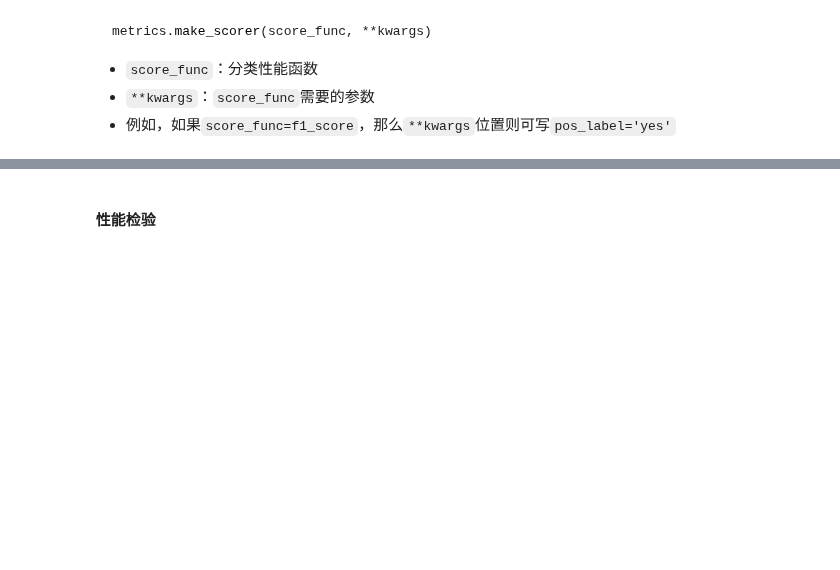
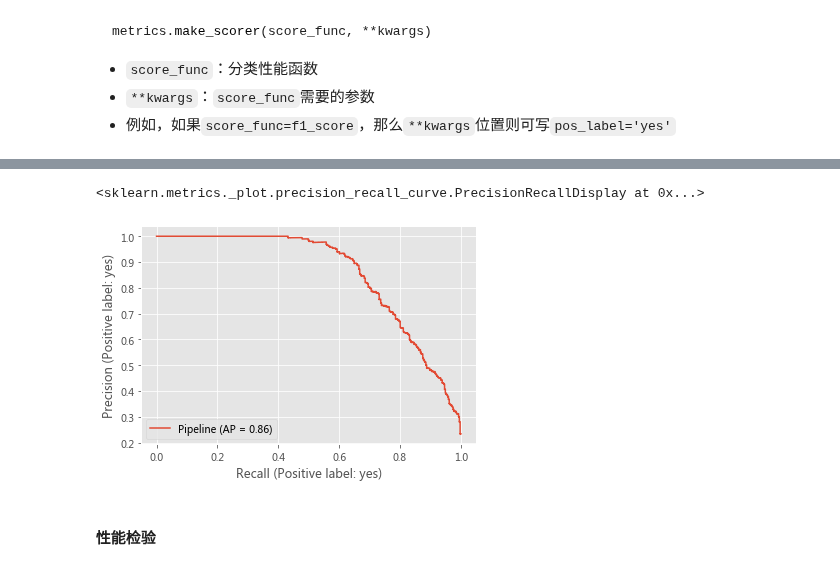
Before and after one commit to christinemu/biz-mining, a Jupyter notebook: classificationSupplement.ipynb, the cells around one changed output, grey strips where cells are left out. Cells and saved outputs as stored; diff of their text form; code cells hidden in the pictures; blank space fills up the shorter version.

```diff
--- a/classificationSupplement.ipynb
+++ b/classificationSupplement.ipynb
@@ -663,7 +701,7 @@ np.sqrt(35*1)
 # %%
 dmPipe = Pipeline([
     ('scl',StandardScaler()),
-    ('ann',MLPClassifier(hidden_layer_sizes=(6,),solver='adam',activation='relu',learning_rate='constant',max_iter=3000,random_state=12))
+    ('ann',MLPClassifier(max_iter=3000,random_state=12))
 ])
 # %% [markdown]
 #### 网格搜索最优参数
@@ -682,13 +720,13 @@ from sklearn.metrics import recall_score,make_scorer
 # %%
-recall_scorer = make_scorer(recall_score, pos_label='yes')
+my_scorer = make_scorer(f1_score, pos_label='yes')
 # %%
 dmParams = {
-    'ann__hidden_layer_sizes':range(6,62,10),
-    'ann__solver':['adam'],
-    'ann__activation':['relu','logistic'],
+    'ann__hidden_layer_sizes':range(6,62,20),
+    'ann__learning_rate':['constant','invscaling'],
+    'ann__activation':['relu','logistic','tanh'],
 }
 # %%
-dmGs = GridSearchCV(estimator=dmPipe,param_grid=dmParams,scoring=recall_scorer,cv=5,n_jobs=-1)
+dmGs = GridSearchCV(estimator=dmPipe,param_grid=dmParams,scoring=my_scorer,cv=5,n_jobs=-1)
 # %%
 %%time
 dmGs.fit(dmTrX,dmTrY)
@@ -725,5 +756,10 @@ dmGs.best_score_
 # %%
 dmAnnOpt = dmGs.best_estimator_
+# %%
+metrics.plot_precision_recall_curve(dmAnnOpt,dmTrX,dmTrY,pos_label="yes")
+# %% [output]
+<sklearn.metrics._plot.precision_recall_curve.PrecisionRecallDisplay at 0x...>
+[figure, added]
 # %% [markdown]
 #### 性能检验
 # %%
```
Also changed, not shown: parts of 57 cells of this notebook.
